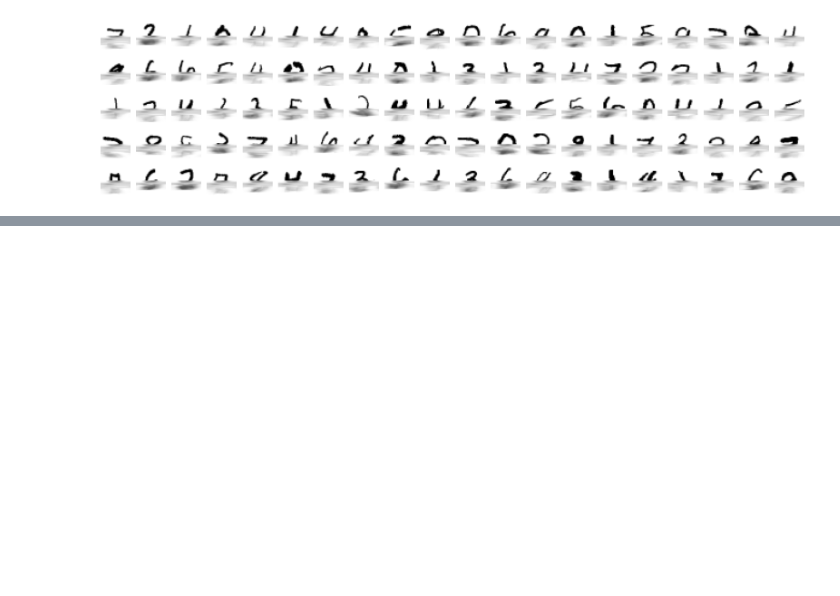
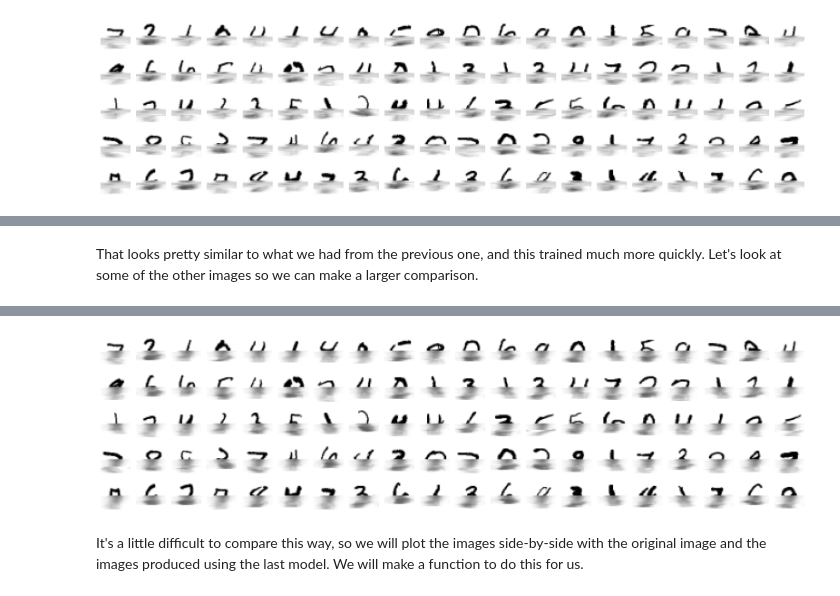
Before and after one commit to patrickSeegmiller/MADNIST, a Jupyter notebook: bad_art.ipynb, the cells around one changed output, grey strips where cells are left out. Drawn from its saved outputs; the diff is of its cells as text; code cells hidden in the pictures; blank space fills up the shorter version.

```diff
--- a/bad_art.ipynb
+++ b/bad_art.ipynb
@@ -563,0 +602,26 @@ That looks pretty much identical to what we got from the previous model! I am go
+# %% [markdown]
+<p>That looks pretty similar to what we had from the previous one, and this trained much more quickly. Let's look at some of the other images so we can make a larger comparison.</p>
+# %%
+# Plot the first 100 images in the test set, combined with the prediction for the next 392 pixels
+# in a 5x20 grid
+fig = plt.figure(figsize=(20, 5))
+for i in range(100):
+    # Get the image
+    image = X_test[i]
+    # Expand the dimensions of the image
+    image = np.expand_dims(image, axis=0)
+    image = np.expand_dims(image, axis=-1)
+    # Predict the next 392 pixels
+    image_pred = mnist_finisher_2.predict(image)
+    # Convert the prediction to an array that can be plotted
+    image_pred = np.array(image_pred)
+    # Combine the input and the prediction
+    combined = np.concatenate((X_test[i], image_pred[0].ravel()))
+
+    # Plot the input, target, and prediction
+    plt.subplot(5, 20, i+1)
+    plt.imshow(convert_sequence_to_array(combined), cmap="binary")
+    plt.axis("off")
+
+plt.show()
+# %% [output]
@@ -563,0 +645,3 @@ That looks pretty much identical to what we got from the previous model! I am go
+[figure, added]
+# %% [markdown]
+<p>It's a little difficult to compare this way, so we will plot the images side-by-side with the original image and the images produced using the last model. We will make a function to do this for us.</p>
```
Also changed, not shown: parts of 17 cells of this notebook.
